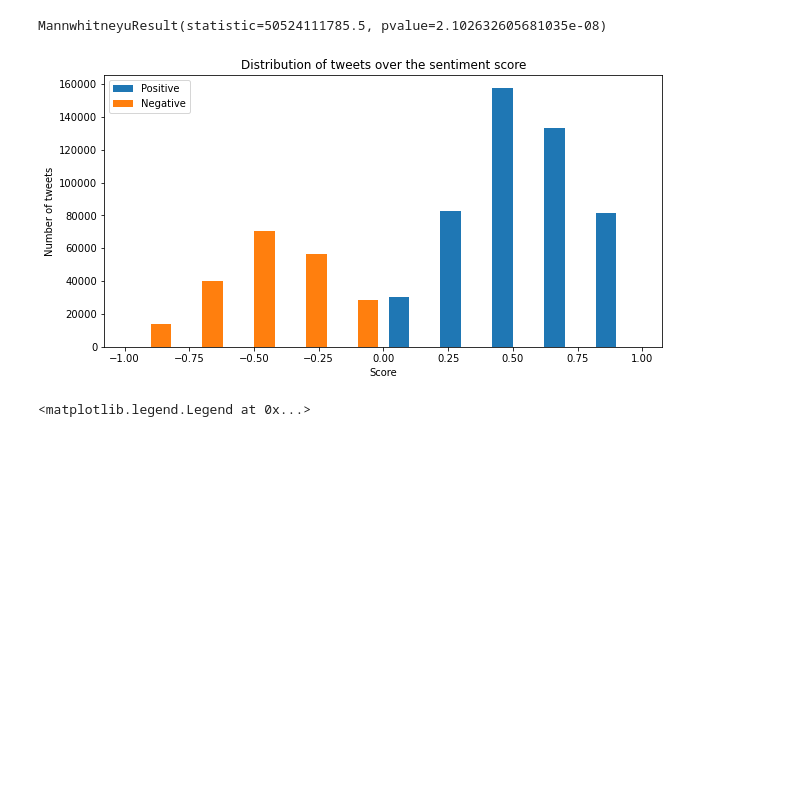
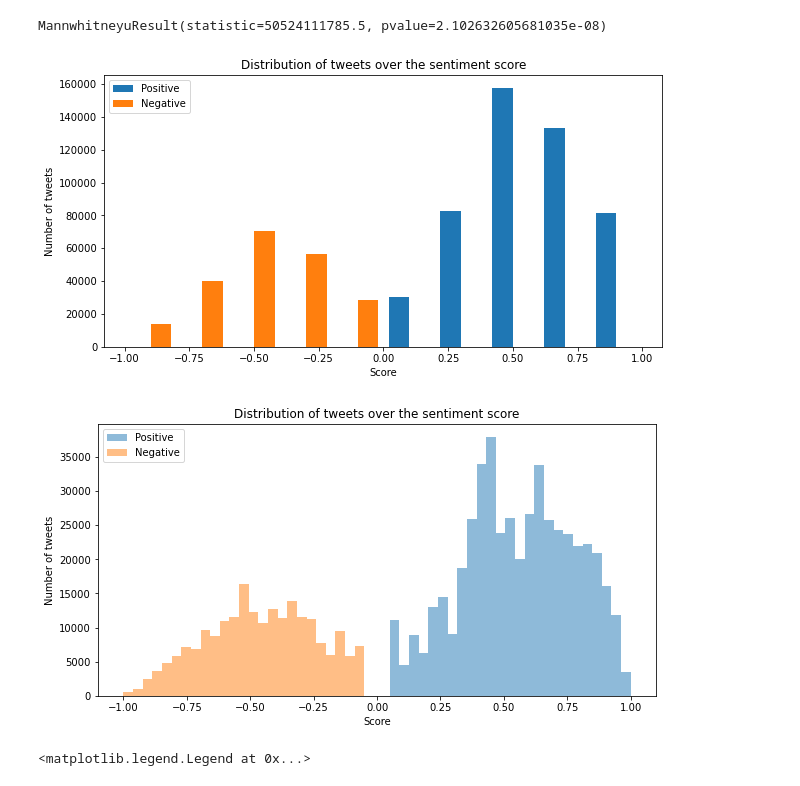
Before and after one commit to epfl-ada/ada-2020-project-milestone-p3-p3_musetti-adaletti, a Jupyter notebook: Creative_extension_analysis.ipynb, the cells around one changed output. Drawn from its saved outputs; the diff is of its cells as text; code cells hidden in the pictures; blank space fills up the shorter version.

```diff
--- a/Creative_extension_analysis.ipynb
+++ b/Creative_extension_analysis.ipynb
@@ -752,15 +752,29 @@ MannwhitneyuResult(statistic=50524111785.5, pvalue=2.102632605681035e-08)
 # %%
 # Distribution of tweets over the sentiment score
 
 plt.figure(figsize=(10,5))
 plt.hist([pos_sents.sent_score, neg_sents.sent_score], bins=10, label=['Positive', 'Negative'])
 plt.legend(loc = 'upper left')
 plt.title('Distribution of tweets over the sentiment score')
 plt.xlabel('Score')
 plt.ylabel('Number of tweets')
 plt.show()
+
+
+plt.figure(figsize=(10,5))
+plt.hist(pos_sents.sent_score, bins=25, alpha=0.5, label="Positive")
+plt.hist(neg_sents.sent_score, bins=25, alpha=0.5, label="Negative")
+
+plt.legend(loc = 'upper left')
+plt.title('Distribution of tweets over the sentiment score')
+plt.xlabel('Score')
+plt.ylabel('Number of tweets')
+plt.show()
+
+# which nicer?
 # %% [output]
 [figure]
+[figure, added]
 # %%
 # Destribution of retweets in linear scale, considering the tweets with no retweets
 
```
Also changed, not shown: parts of 25 cells of this notebook.
